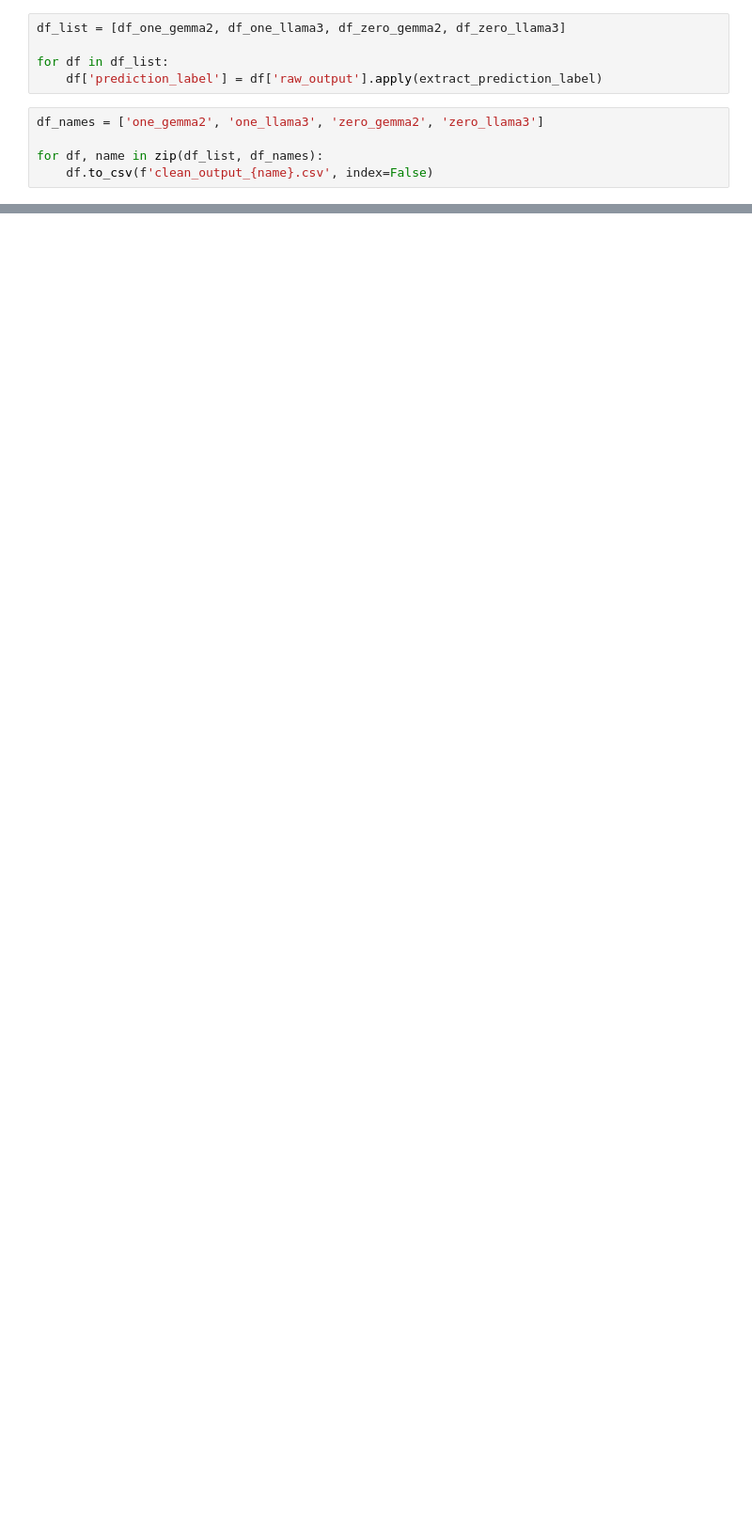
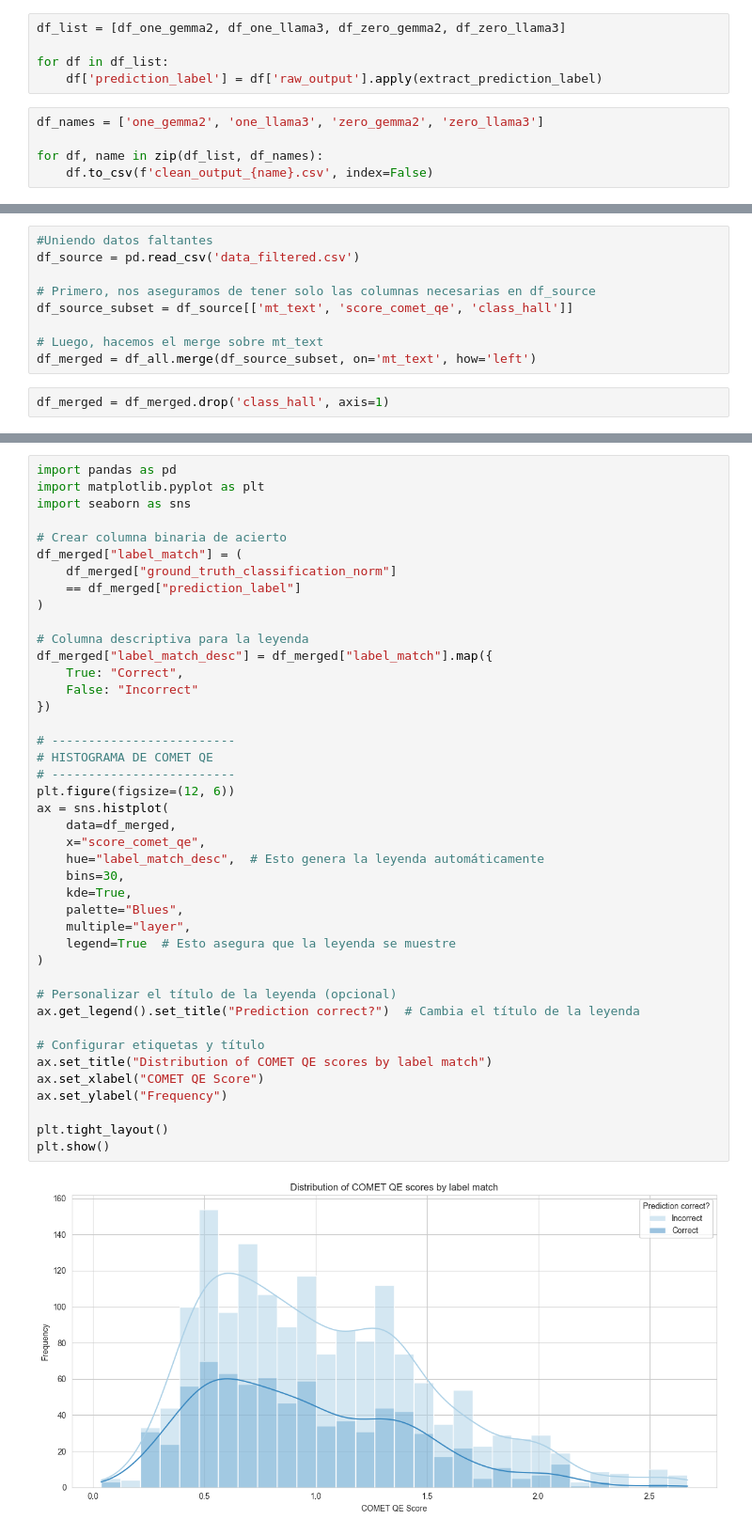
Before and after one commit to Belen96x/LLM_hallucination_detection, a Jupyter notebook: data/overlap_comparison.ipynb, the cells around one changed output, grey strips where cells are left out. Shown at 94% size. Drawn from its saved outputs; the diff is of its cells as text; blank space fills up the shorter version.

```diff
--- a/data/overlap_comparison.ipynb
+++ b/data/overlap_comparison.ipynb
@@ -84,0 +192,11 @@ for df, name in zip(df_list, df_names):
+# %%
+#Uniendo datos faltantes
+df_source = pd.read_csv('data_filtered.csv')
+
+# Primero, nos aseguramos de tener solo las columnas necesarias en df_source
+df_source_subset = df_source[['mt_text', 'score_comet_qe', 'class_hall']]
+
+# Luego, hacemos el merge sobre mt_text
+df_merged = df_all.merge(df_source_subset, on='mt_text', how='left')
+# %%
+df_merged = df_merged.drop('class_hall', axis=1)
@@ -84,0 +266,44 @@ for df, name in zip(df_list, df_names):
+# %%
+import pandas as pd
+import matplotlib.pyplot as plt
+import seaborn as sns
+
+# Crear columna binaria de acierto
+df_merged["label_match"] = (
+    df_merged["ground_truth_classification_norm"]
+    == df_merged["prediction_label"]
+)
+
+# Columna descriptiva para la leyenda
+df_merged["label_match_desc"] = df_merged["label_match"].map({
+    True: "Correct",
+    False: "Incorrect"
+})
+
+# -------------------------
+# HISTOGRAMA DE COMET QE
+# -------------------------
+plt.figure(figsize=(12, 6))
+ax = sns.histplot(
+    data=df_merged,
+    x="score_comet_qe",
+    hue="label_match_desc",  # Esto genera la leyenda automáticamente
+    bins=30,
+    kde=True,
+    palette="Blues",
+    multiple="layer",
+    legend=True  # Esto asegura que la leyenda se muestre
+)
+
+# Personalizar el título de la leyenda (opcional)
+ax.get_legend().set_title("Prediction correct?")  # Cambia el título de la leyenda
+
+# Configurar etiquetas y título
+ax.set_title("Distribution of COMET QE scores by label match")
+ax.set_xlabel("COMET QE Score")
+ax.set_ylabel("Frequency")
+
+plt.tight_layout()
+plt.show()
+# %% [output]
+[figure, added]
```
Also changed, not shown: parts of 10 cells of this notebook, 5 other files.
